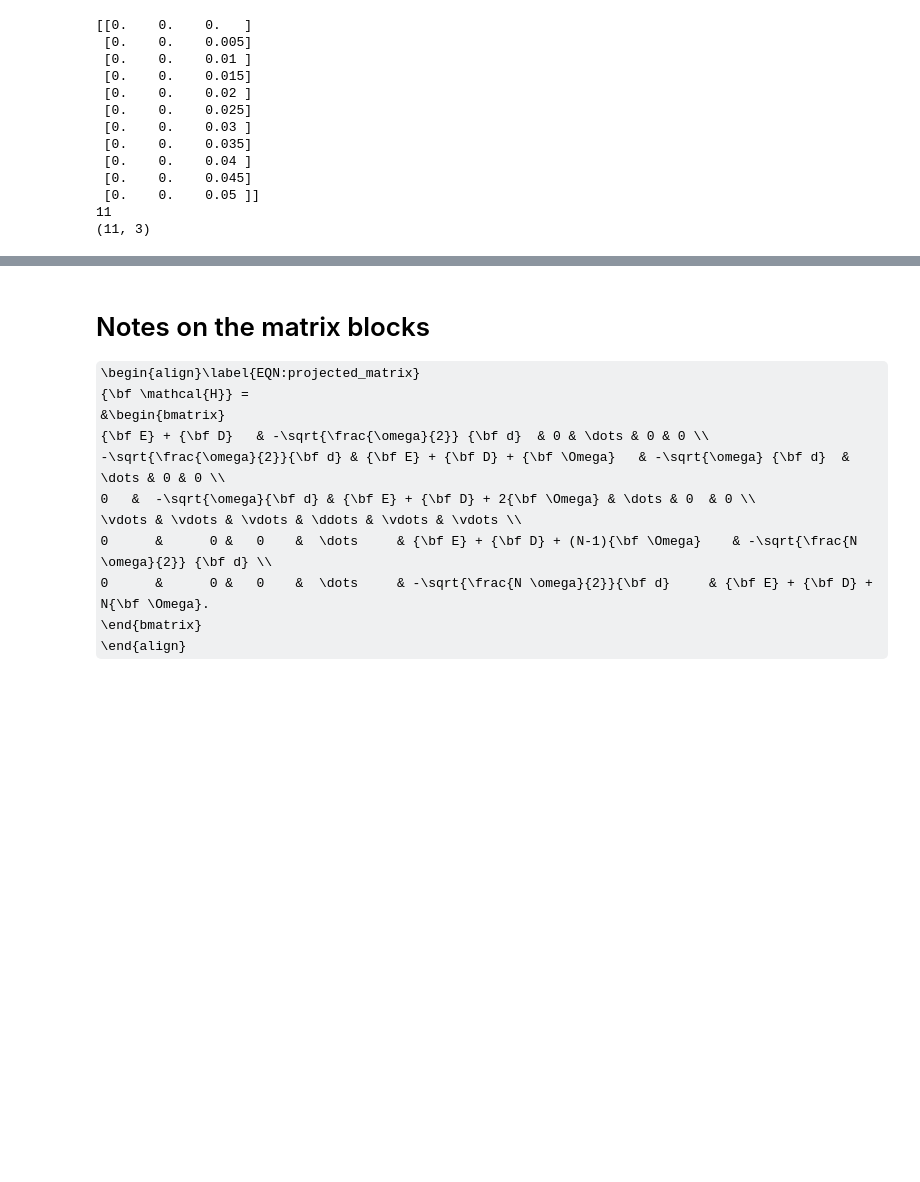
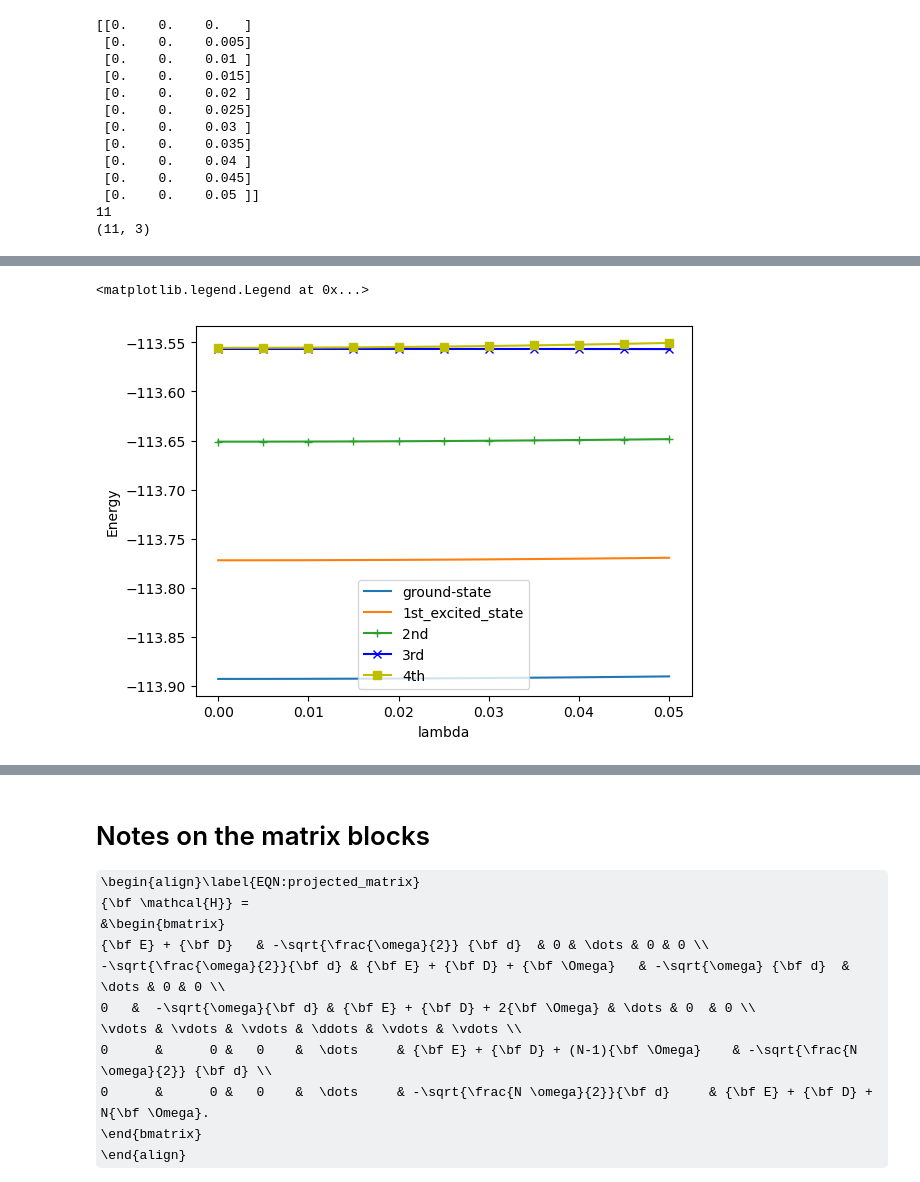
Before and after one commit to FoleyLab/SCQED-PCQED, a Jupyter notebook: Formaldehyde/compare_build_pf_hamiltonian_reading_npy.ipynb, the cells around one changed output, grey strips where cells are left out. Cells and saved outputs as stored; diff of their text form; code cells hidden in the pictures; some formulas as TeX source; blank space fills up the shorter version.

```diff
--- a/Formaldehyde/compare_build_pf_hamiltonian_reading_npy.ipynb
+++ b/Formaldehyde/compare_build_pf_hamiltonian_reading_npy.ipynb
@@ -329,5 +348,6 @@ plt.plot(lambda_val[:,2],_pcqed_1510[:,4],'y',marker='s', label='4th')
 plt.xlabel('lambda')
 plt.ylabel('Energy')
 # plt.ylim(-113.90, -113.85)
-plt.grid()
+# plt.grid()
 plt.legend()
+# %% [output]
@@ -334,3 +356,5 @@ plt.legend()
+<matplotlib.legend.Legend at 0x...>
+[figure, added]
 # %%
 N_el = 100
 N_ph = 5
```
Also changed, not shown: parts of 13 cells of this notebook, 7 other files.
